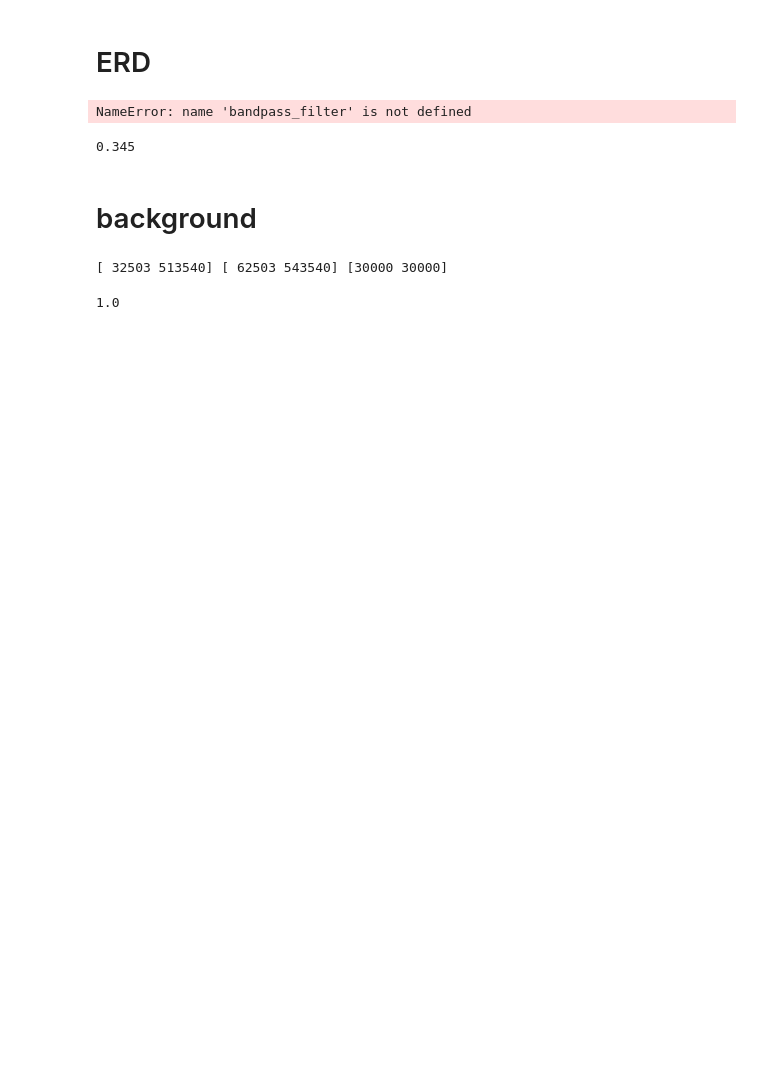
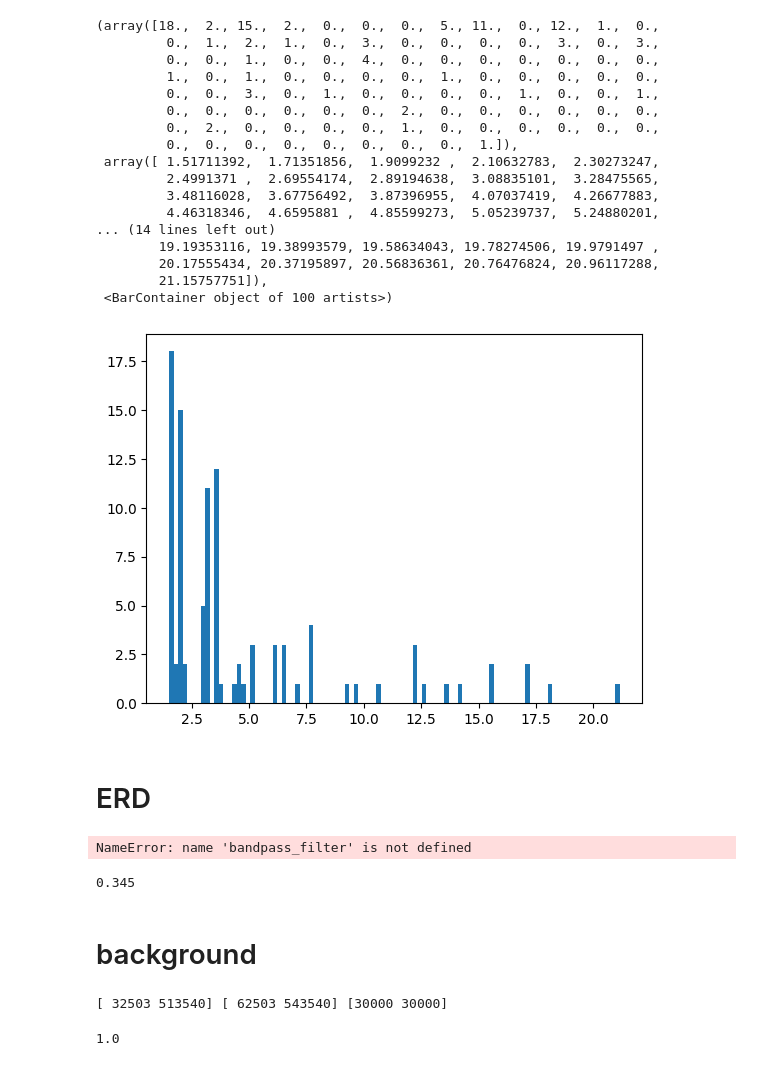
Before and after one commit to VladimirR46/report_module, a Jupyter notebook: Dev.ipynb, the cells around one changed output. Saved outputs shown, nothing was run; the diff lists cells and outputs as text; code cells hidden in the pictures; blank space fills up the shorter version.

```diff
--- a/Dev.ipynb
+++ b/Dev.ipynb
@@ -103,3 +222,24 @@ events = _get_events(task)
+# %%
+plt.hist(r_delay_list, bins=100)
+# %% [output]
+(array([18.,  2., 15.,  2.,  0.,  0.,  0.,  5., 11.,  0., 12.,  1.,  0.,
+         0.,  1.,  2.,  1.,  0.,  3.,  0.,  0.,  0.,  0.,  3.,  0.,  3.,
+         0.,  0.,  1.,  0.,  0.,  4.,  0.,  0.,  0.,  0.,  0.,  0.,  0.,
+         1.,  0.,  1.,  0.,  0.,  0.,  0.,  1.,  0.,  0.,  0.,  0.,  0.,
+         0.,  0.,  3.,  0.,  1.,  0.,  0.,  0.,  0.,  1.,  0.,  0.,  1.,
+         0.,  0.,  0.,  0.,  0.,  0.,  2.,  0.,  0.,  0.,  0.,  0.,  0.,
+         0.,  2.,  0.,  0.,  0.,  0.,  1.,  0.,  0.,  0.,  0.,  0.,  0.,
+         0.,  0.,  0.,  0.,  0.,  0.,  0.,  0.,  1.]),
+ array([ 1.51711392,  1.71351856,  1.9099232 ,  2.10632783,  2.30273247,
+         2.4991371 ,  2.69554174,  2.89194638,  3.08835101,  3.28475565,
+         3.48116028,  3.67756492,  3.87396955,  4.07037419,  4.26677883,
+         4.46318346,  4.6595881 ,  4.85599273,  5.05239737,  5.24880201,
+... (14 lines left out)
+        19.19353116, 19.38993579, 19.58634043, 19.78274506, 19.9791497 ,
+        20.17555434, 20.37195897, 20.56836361, 20.76476824, 20.96117288,
+        21.15757751]),
+ <BarContainer object of 100 artists>)
+[figure, added]
 # %% [markdown]
 # ERD
 # %%
```
Also changed, not shown: parts of 9 cells of this notebook, 1 other file.
